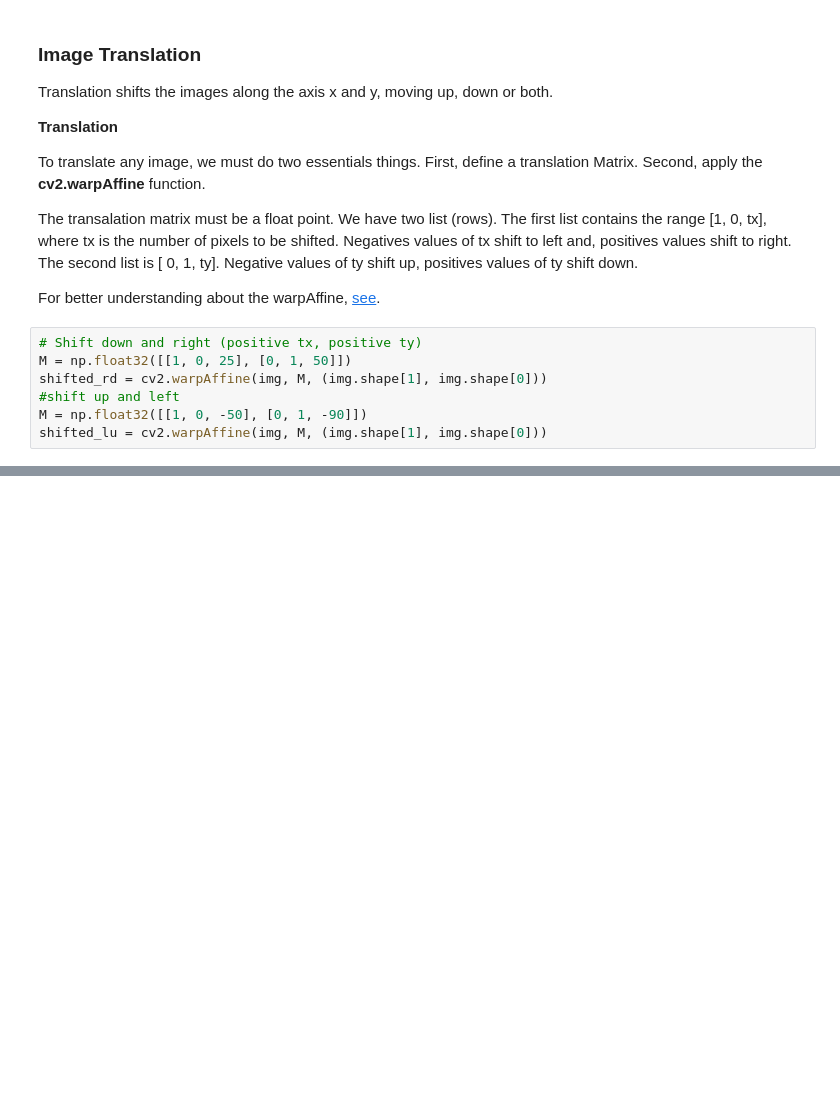
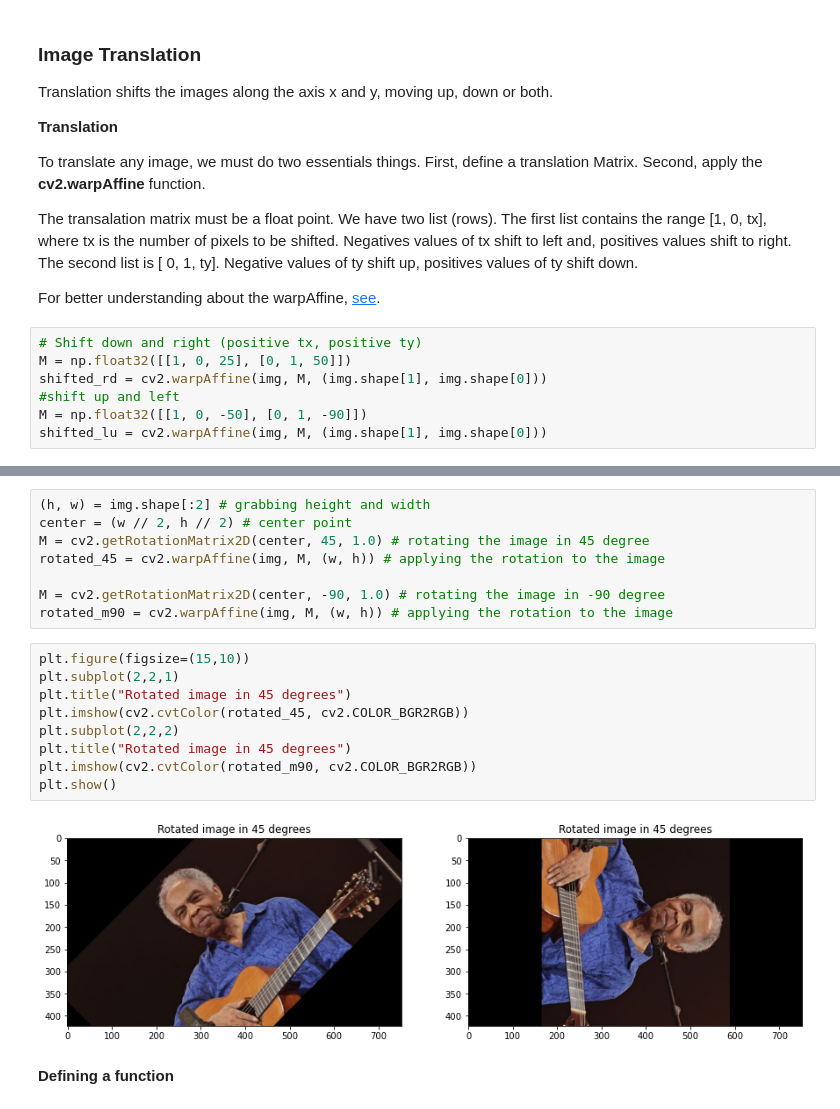
Before and after one commit to IgorMeloS/OpenCV_Training, a Jupyter notebook: OpenCV/1 - Basics OpenCV/image_transformation.ipynb, the cells around one changed output, grey strips where cells are left out. Drawn from its saved outputs; the diff is of its cells as text; blank space fills up the shorter version.

```diff
--- a/OpenCV/1 - Basics OpenCV/image_transformation.ipynb
+++ b/OpenCV/1 - Basics OpenCV/image_transformation.ipynb
@@ -57,0 +82,21 @@ plt.show()
+# %%
+(h, w) = img.shape[:2] # grabbing height and width
+center = (w // 2, h // 2) # center point
+M = cv2.getRotationMatrix2D(center, 45, 1.0) # rotating the image in 45 degree
+rotated_45 = cv2.warpAffine(img, M, (w, h)) # applying the rotation to the image
+
+M = cv2.getRotationMatrix2D(center, -90, 1.0) # rotating the image in -90 degree
+rotated_m90 = cv2.warpAffine(img, M, (w, h)) # applying the rotation to the image
+# %%
+plt.figure(figsize=(15,10))
+plt.subplot(2,2,1)
+plt.title("Rotated image in 45 degrees")
+plt.imshow(cv2.cvtColor(rotated_45, cv2.COLOR_BGR2RGB))
+plt.subplot(2,2,2)
+plt.title("Rotated image in 45 degrees")
+plt.imshow(cv2.cvtColor(rotated_m90, cv2.COLOR_BGR2RGB))
+plt.show()
+# %% [output]
+[figure, added]
+# %% [markdown]
+**Defining a function**
```
Also changed, not shown: parts of 12 cells of this notebook.
